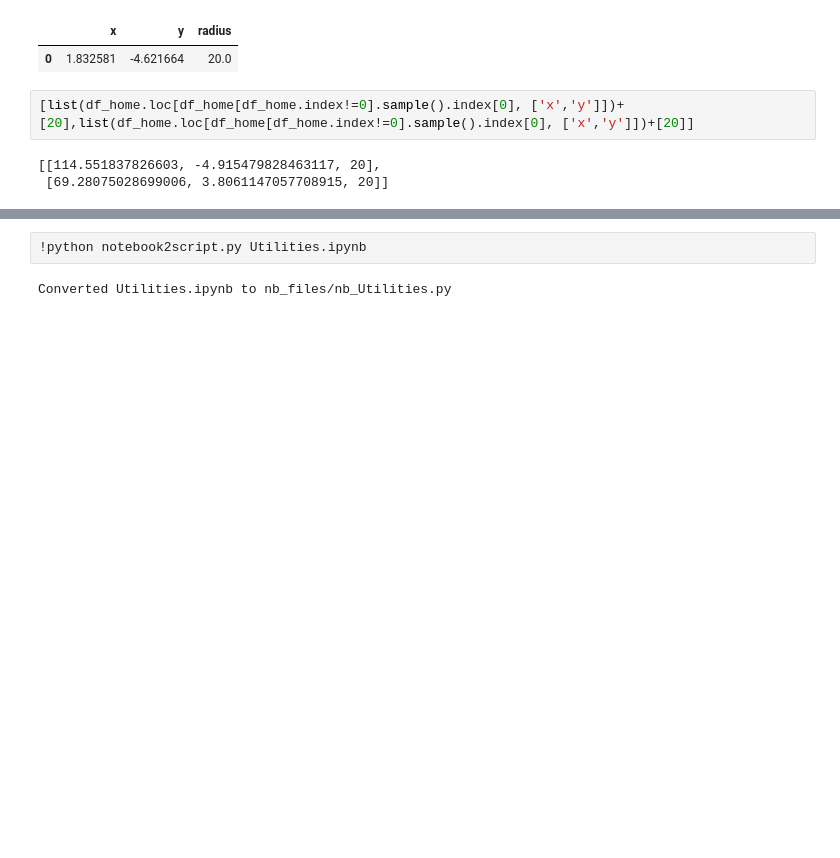
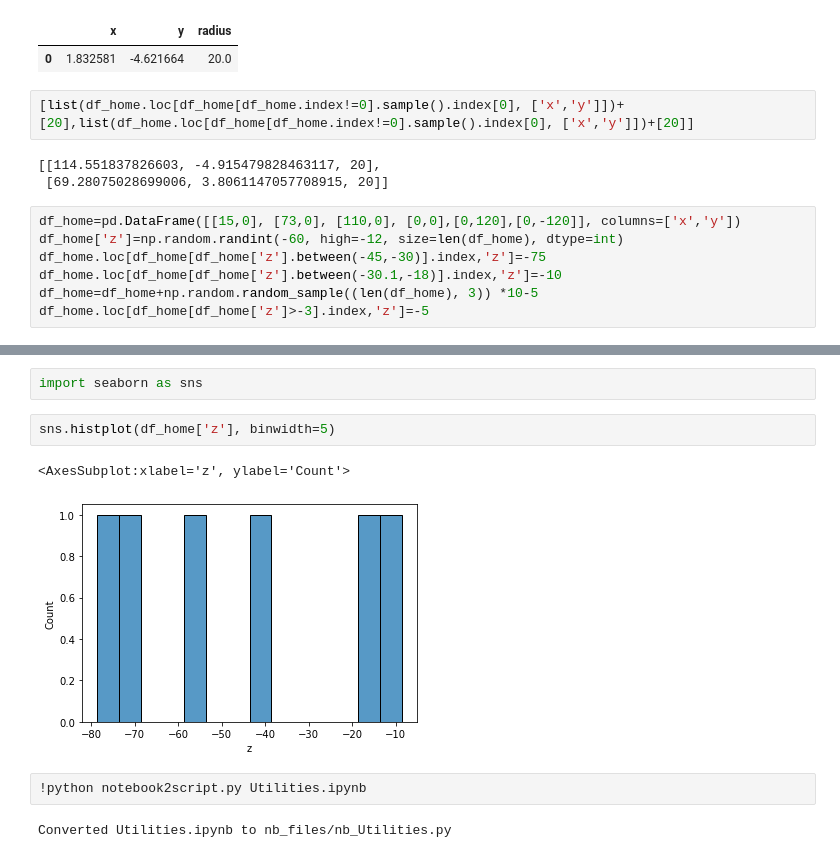
Before and after one commit to SBrewer15/AirSim-UAV-Reinforcement-Learning, a Jupyter notebook: Utilities.ipynb, the cells around one changed output, grey strips where cells are left out. Cells and saved outputs as stored; diff of their text form; blank space fills up the shorter version.

```diff
--- a/Utilities.ipynb
+++ b/Utilities.ipynb
@@ -791,3 +791,10 @@ df_nofly
 # %% [output]
 [[114.551837826603, -4.915479828463117, 20],
  [69.28075028699006, 3.8061147057708915, 20]]
+# %%
+df_home=pd.DataFrame([[15,0], [73,0], [110,0], [0,0],[0,120],[0,-120]], columns=['x','y'])
+df_home['z']=np.random.randint(-60, high=-12, size=len(df_home), dtype=int)
+df_home.loc[df_home[df_home['z'].between(-45,-30)].index,'z']=-75
+df_home.loc[df_home[df_home['z'].between(-30.1,-18)].index,'z']=-10
+df_home=df_home+np.random.random_sample((len(df_home), 3)) *10-5
+df_home.loc[df_home[df_home['z']>-3].index,'z']=-5
@@ -794,3 +811,10 @@ df_nofly
+# %%
+import seaborn as sns
+# %%
+sns.histplot(df_home['z'], binwidth=5)
+# %% [output]
+<AxesSubplot:xlabel='z', ylabel='Count'>
+[figure, added]
 # %%
 !python notebook2script.py Utilities.ipynb
 # %% [output]
```
Also changed, not shown: parts of 3 cells of this notebook, 6 other files.
